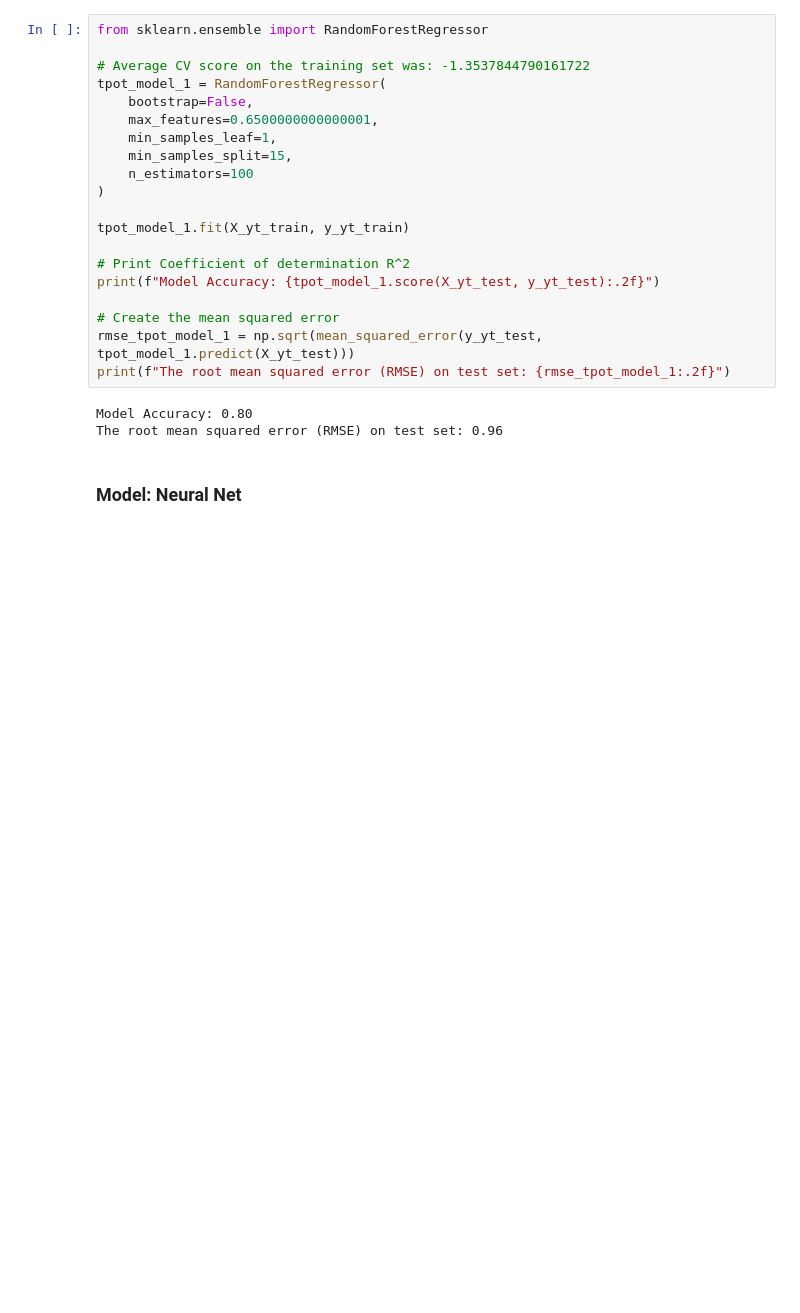
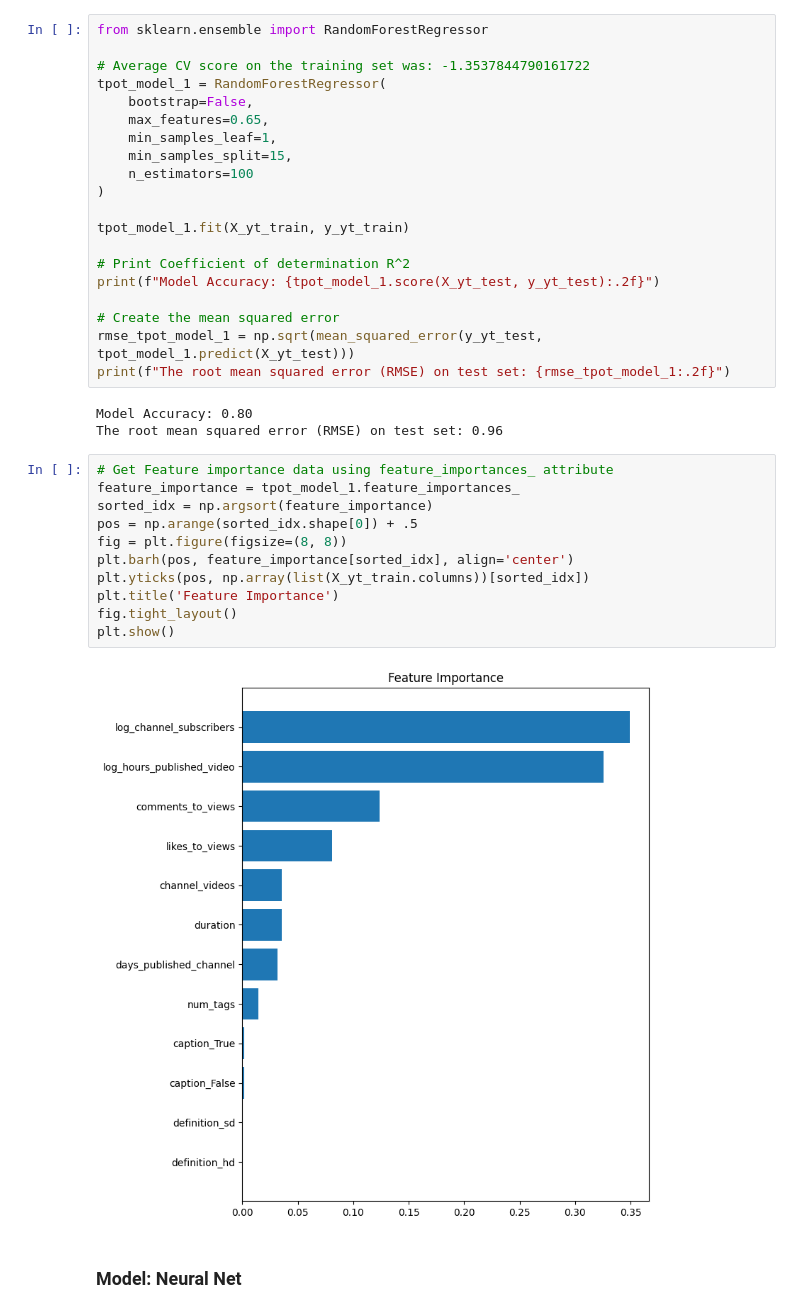
Before and after one commit to maxencefrenette/youtube-views-predictor, a Jupyter notebook: src/models/models.ipynb, the cells around one changed output. Cells and saved outputs as stored; diff of their text form; blank space fills up the shorter version.

Commit message:
Add Feature importance for random forest model

```diff
--- a/src/models/models.ipynb
+++ b/src/models/models.ipynb
@@ -416,7 +414,7 @@ from sklearn.ensemble import RandomForestRegressor
 # Average CV score on the training set was: -1.3537844790161722
 tpot_model_1 = RandomForestRegressor(
     bootstrap=False,
-    max_features=0.6500000000000001,
+    max_features=0.65,
     min_samples_leaf=1,
     min_samples_split=15,
     n_estimators=100
@@ -433,5 +431,18 @@ print(f"The root mean squared error (RMSE) on test set: {rmse_tpot_model_1:.2f}"
 # %% [output]
 Model Accuracy: 0.80
 The root mean squared error (RMSE) on test set: 0.96
+# %%
+# Get Feature importance data using feature_importances_ attribute
+feature_importance = tpot_model_1.feature_importances_
+sorted_idx = np.argsort(feature_importance)
+pos = np.arange(sorted_idx.shape[0]) + .5
+fig = plt.figure(figsize=(8, 8))
+plt.barh(pos, feature_importance[sorted_idx], align='center')
+plt.yticks(pos, np.array(list(X_yt_train.columns))[sorted_idx])
+plt.title('Feature Importance')
+fig.tight_layout()
+plt.show()
+# %% [output]
+[figure, added]
 # %% [markdown]
 ### Model: Neural Net
```
Also changed, not shown: parts of 3 cells of this notebook.
